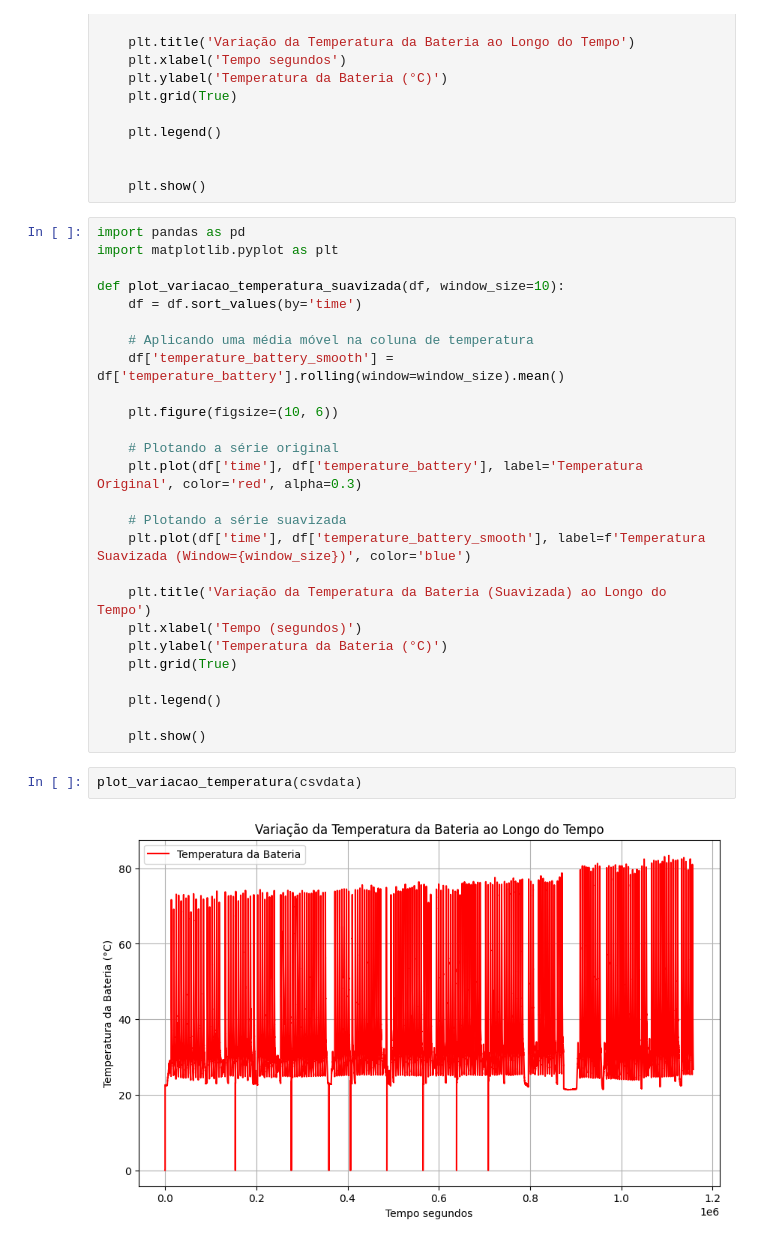
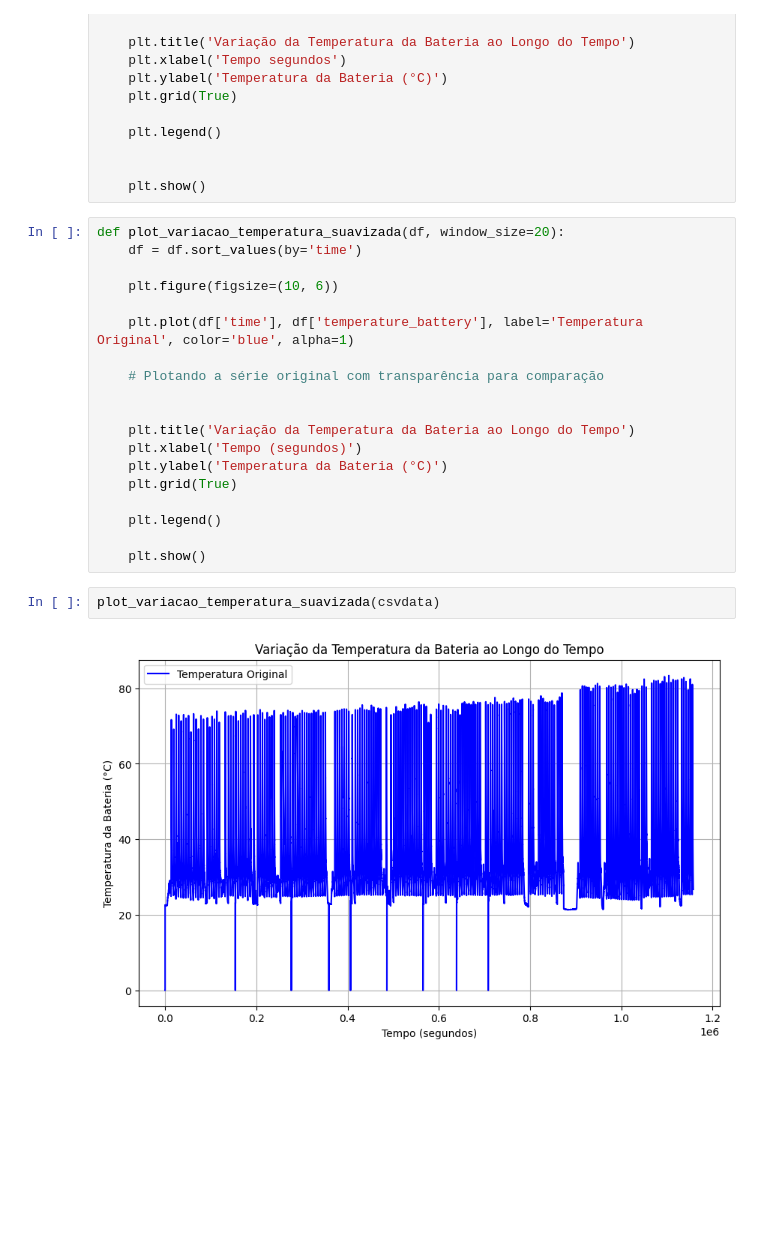
Before and after one commit to ViniciusBPessoa/Analise_Desempenho_Predicao_Falhas, a Jupyter notebook: Predicão_falhas/data_analises.ipynb, the cells around one changed output. Cells and saved outputs as stored; diff of their text form; blank space fills up the shorter version.

```diff
--- a/Predicão_falhas/data_analises.ipynb
+++ b/Predicão_falhas/data_analises.ipynb
@@ -31,24 +31,17 @@ def plot_variacao_temperatura(df):
 
     plt.show()
 # %%
-import pandas as pd
-import matplotlib.pyplot as plt
-
-def plot_variacao_temperatura_suavizada(df, window_size=10):
+def plot_variacao_temperatura_suavizada(df, window_size=20):
     df = df.sort_values(by='time')
-
-    # Aplicando uma média móvel na coluna de temperatura
-    df['temperature_battery_smooth'] = df['temperature_battery'].rolling(window=window_size).mean()
 
     plt.figure(figsize=(10, 6))
 
-    # Plotando a série original
-    plt.plot(df['time'], df['temperature_battery'], label='Temperatura Original', color='red', alpha=0.3)
+    plt.plot(df['time'], df['temperature_battery'], label='Temperatura Original', color='blue', alpha=1)
 
-    # Plotando a série suavizada
-    plt.plot(df['time'], df['temperature_battery_smooth'], label=f'Temperatura Suavizada (Window={window_size})', color='blue')
+    # Plotando a série original com transparência para comparação
 
-    plt.title('Variação da Temperatura da Bateria (Suavizada) ao Longo do Tempo')
+
+    plt.title('Variação da Temperatura da Bateria ao Longo do Tempo')
     plt.xlabel('Tempo (segundos)')
     plt.ylabel('Temperatura da Bateria (°C)')
     plt.grid(True)
@@ -57,6 +50,6 @@ def plot_variacao_temperatura_suavizada(df, window_size=10):
 
     plt.show()
 # %%
-plot_variacao_temperatura(csvdata)
+plot_variacao_temperatura_suavizada(csvdata)
 # %% [output]
-[figure, old version]
+[figure, new version]
```
Also changed, not shown: parts of 10 cells of this notebook, 1 other file.
